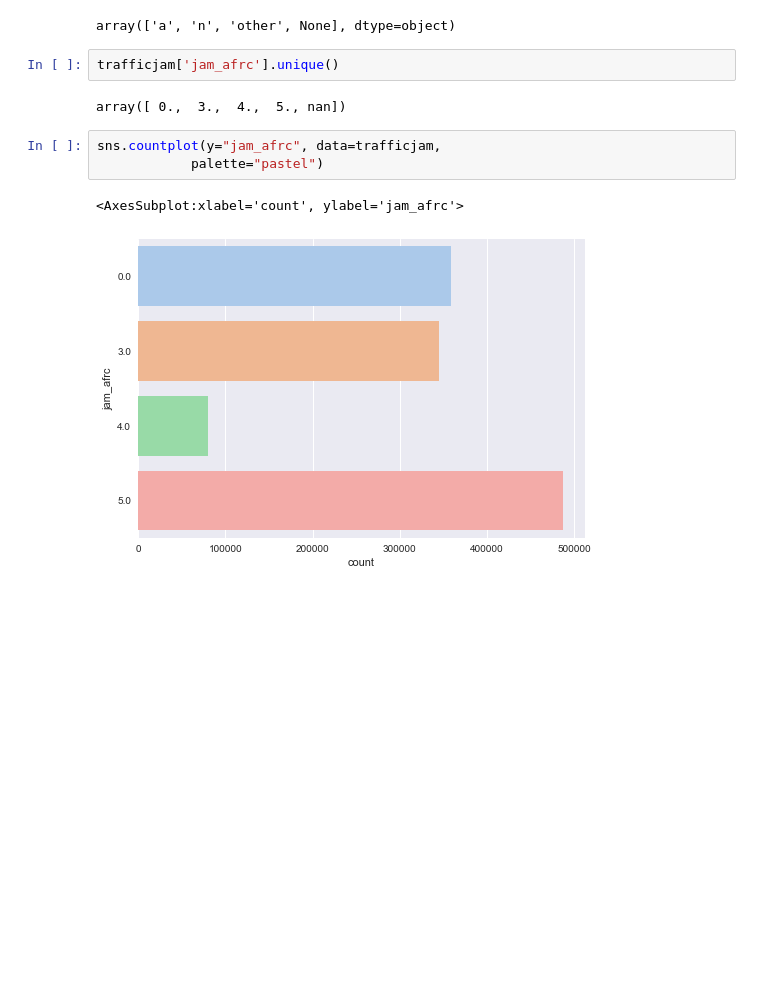
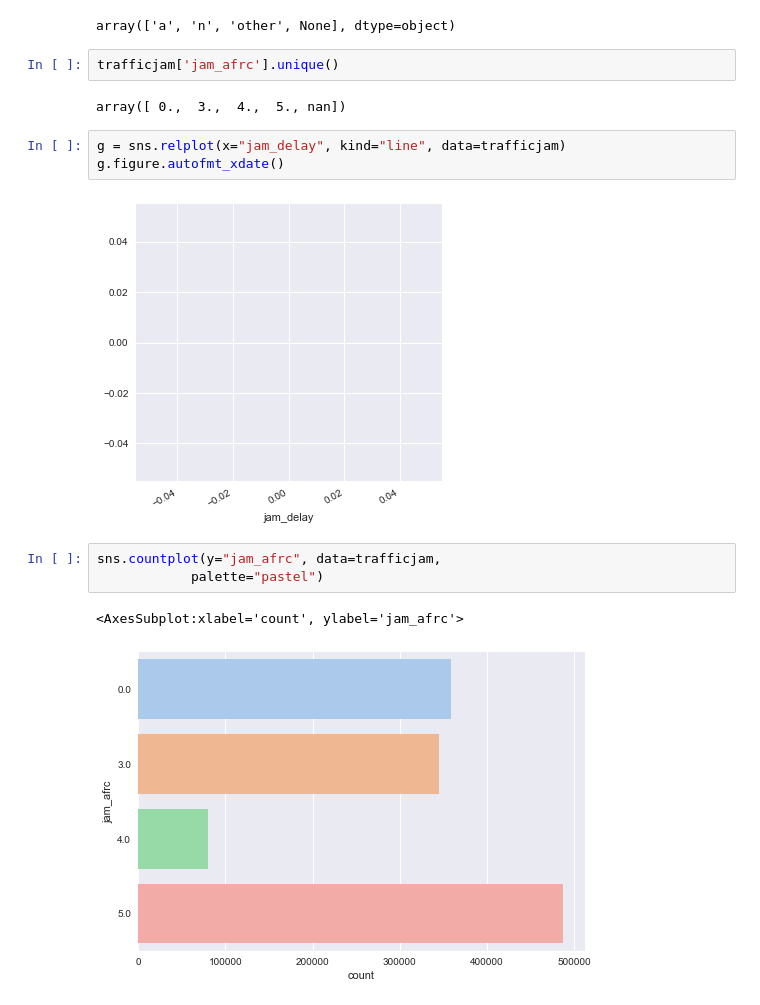
Before and after one commit to AviMegin/AI, a Jupyter notebook: Python/Parquet- project - explore trafficjams.ipynb, the cells around one changed output. Cells and saved outputs as stored; diff of their text form; blank space fills up the shorter version.

```diff
--- a/Python/Parquet- project - explore trafficjams.ipynb
+++ b/Python/Parquet- project - explore trafficjams.ipynb
@@ -60,6 +60,11 @@ array(['a', 'n', 'other', None], dtype=object)
 trafficjam['jam_afrc'].unique()
 # %% [output]
 array([ 0.,  3.,  4.,  5., nan])
+# %%
+g = sns.relplot(x="jam_delay", kind="line", data=trafficjam)
+g.figure.autofmt_xdate()
+# %% [output]
+[figure, added]
 # %%
 sns.countplot(y="jam_afrc", data=trafficjam,
             palette="pastel")
```
Also changed, not shown: parts of 4 cells of this notebook.
